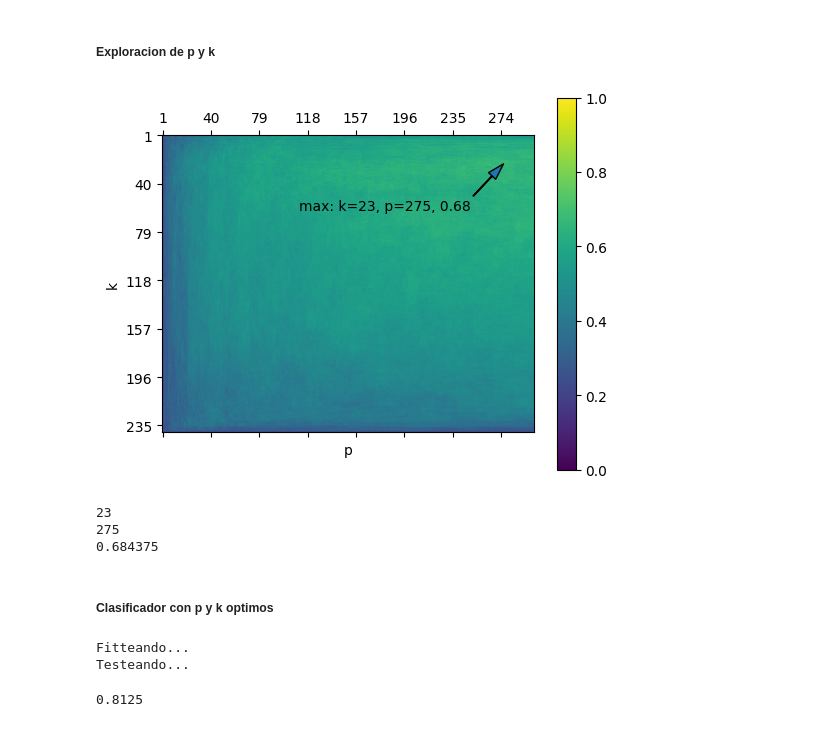
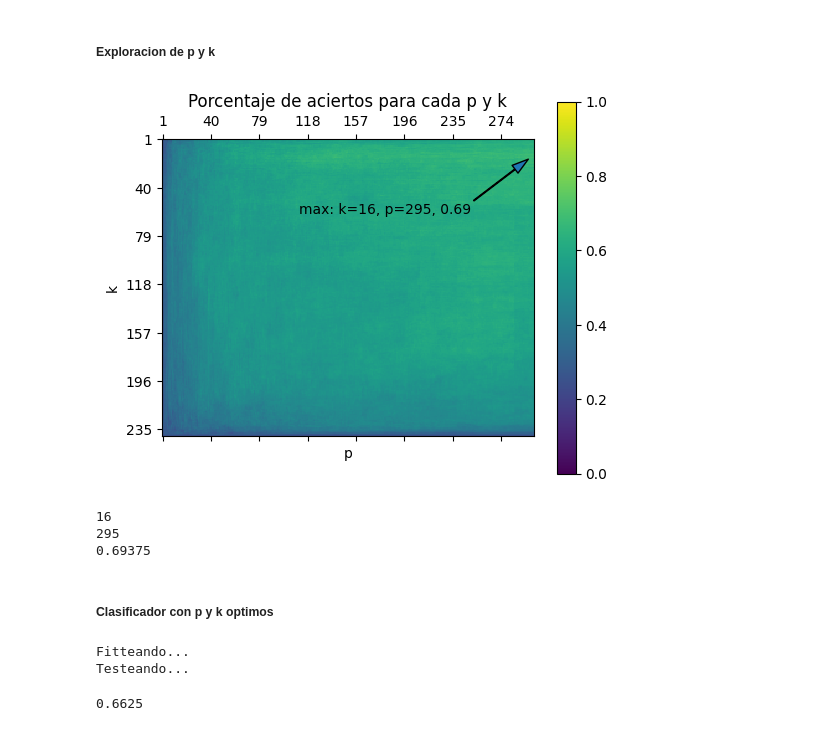
Before and after one commit to mamertowo/tp-mn-2, a Jupyter notebook: notebook.ipynb, the cells around one changed output. Saved outputs shown, nothing was run; the diff lists cells and outputs as text; code cells hidden in the pictures.

```diff
--- a/notebook.ipynb
+++ b/notebook.ipynb
@@ -555,8 +555,8 @@ def print_progreso_mejores(fold, p, k):
         print("p: " + str(p))
         print("k: " + str(k))
 # %%
-def mejorKyP(tabla, cantidad_dimensiones):
-    generos, vectores = construir_datos_training(tabla, cantidad_dimensiones, 4, False)
+def mejorKyP(tabla, cantidad_dimensiones, centrar):
+    generos, vectores = construir_datos_training(tabla, cantidad_dimensiones, 4, centrar)
     tamano_particion = int(len(generos) / 4)
     pca = PCA()
     knn = KNN()
@@ -602,27 +602,28 @@ def mejorKyP(tabla, cantidad_dimensiones):
     return ks, ps, vs
 # %%
 # CUIDADO, tarda 74 minutos
-ks_graficar, ps_graficar, vs_graficar = mejorKyP(global_tabla, 1000)
+ks_graficar, ps_graficar, vs_graficar = mejorKyP(global_tabla, 1000, True)
 # %%
 plt.matshow(vs_graficar, vmin=0, vmax=1)
 plt.xticks(np.arange(0, len(ps_graficar), 39), ps_graficar[np.arange(0, len(ps_graficar), 39)])
 plt.yticks(np.arange(0, len(ks_graficar), 39), ks_graficar[np.arange(0, len(ks_graficar), 39)])
 plt.xlabel("p")
 plt.ylabel("k")
-#plt.arrow(275, 23, 1, 1, edgecolor="red")
-plt.annotate("max: k=23, p=275, 0.68", (275, 23), (110, 60), arrowprops={"width": 0.5, "headwidth": 7})
+plt.title("Porcentaje de aciertos para cada p y k")
+# plt.arrow(275, 23, 1, 1, edgecolor="red")
+plt.annotate("max: k=16, p=295, 0.69", (295, 16), (110, 60), arrowprops={"width": 0.5, "headwidth": 7})
 plt.colorbar();
 # %% [output]
-[figure, old version]
+[figure, new version]
 # %%
 ind = np.unravel_index(np.argmax(vs_graficar, axis=None), vs_graficar.shape)
 print(ks_graficar[ind[0]])
 print(ps_graficar[ind[1]])
 print(vs_graficar[ind])
 # %% [output]
-23
-275
-0.684375
+16
+295
+0.69375
 # %% [markdown]
 ##### Clasificador con p y k optimos
 # %%
@@ -647,8 +647,8 @@ def clasificarConKyP(tabla, cantidad_dimensiones, p, k):
 
     return correctos / len(test_generos)
 # %%
-clasificarConKyP(global_tabla, 1000, 275, 23)
+clasificarConKyP(global_tabla, 1000, 295, 16, True)
 # %% [output]
 Fitteando...
 Testeando...
-0.8125
+0.6625
```
Also changed, not shown: parts of 3 cells of this notebook.
